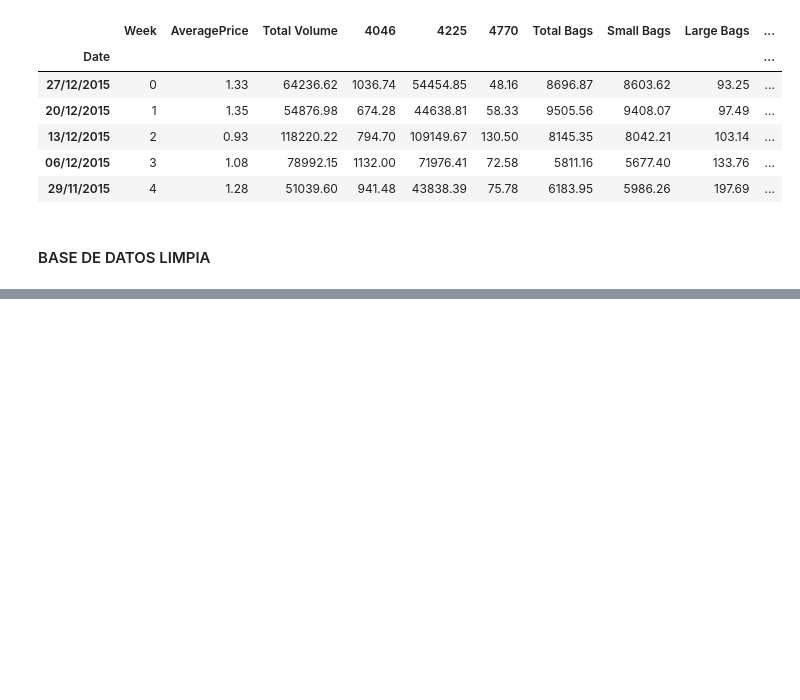
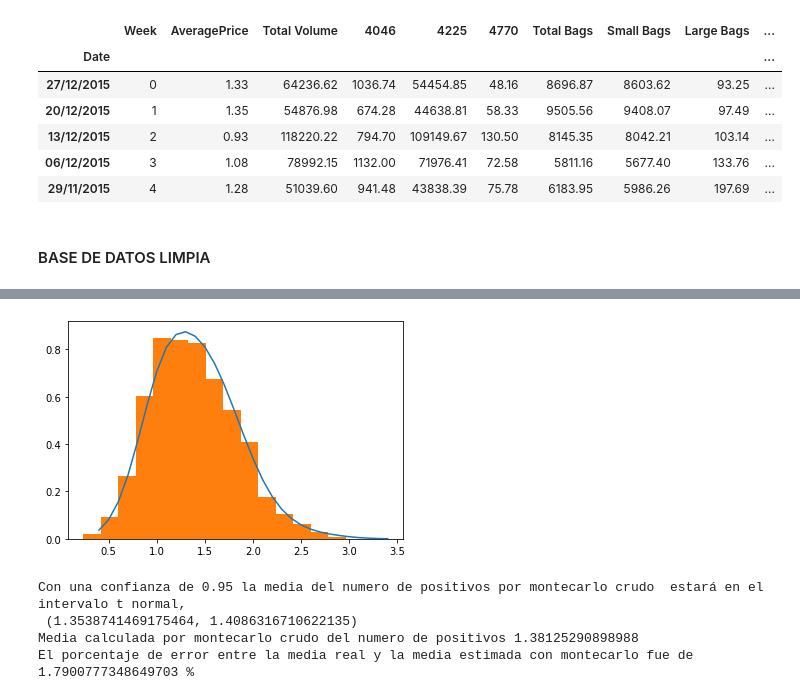
Before and after one commit to ACristinaVV/Proyecto_Avocado, a Jupyter notebook: Proyecto .ipynb, the cells around one changed output, grey strips where cells are left out. Cells and saved outputs as stored; diff of their text form; code cells hidden in the pictures; blank space fills up the shorter version.

```diff
--- a/Proyecto .ipynb
+++ b/Proyecto .ipynb
@@ -138,0 +190,16 @@ data.head()
+# %%
+def acep_rechazo_positivos(f:'función objetivo a generar',
+                 max_f:'maximo de la funcion',
+                 N: 'numero de variables aleatorias distribuidas a generar'):
+    '''Funcion para hacer el metodo de aceptacion de rechazo especificamente para los datos de covid positivos,
+    regresa las variables aleatorias aceptadas'''
+    X = np.zeros(N)
+    i = 0
+    while i < N:
+        R2 = np.random.uniform(0,max_f)
+        R1 = np.random.uniform(0,4,1)
+
+        if R2 < f(R1):
+            X[i] = R1
+            i+=1
+    return X
@@ -138,0 +225,8 @@ data.head()
+# %%
+x = np.arange(0.40,3.50,.10)
+plt.figure()
+plt.plot(x,f(x))
+plt.hist(var_aleatorias_montecarlo_prices, bins = 15, density = True);
+plt.show()
+# %% [output]
+[figure, added]
@@ -138,0 +235,21 @@ data.head()
+# %%
+np.random.seed(123)
+
+# Nivel de confianza
+confianza = 0.95
+X = var_aleatorias_montecarlo_prices
+
+i1 = st.norm.interval(confianza, loc=np.mean(X), scale=st.sem(X))
+
+media_prices = np.mean(X)
+
+
+print('Con una confianza de %2.2f la media del numero de positivos por montecarlo crudo  estará en el intervalo t normal,\n %s' %(confianza,i1))
+print('Media calculada por montecarlo crudo del numero de positivos' ,media_prices)
+error_positivos = abs(np.array(data['AveragePrice'].mean() - media_prices)/media_prices)
+print('El porcentaje de error entre la media real y la media estimada con montecarlo fue de', error_positivos*100,'%')
+# %% [output]
+Con una confianza de 0.95 la media del numero de positivos por montecarlo crudo  estará en el intervalo t normal,
+ (1.3538741469175464, 1.4086316710622135)
+Media calculada por montecarlo crudo del numero de positivos 1.38125290898988
+El porcentaje de error entre la media real y la media estimada con montecarlo fue de 1.7900777348649703 %
```
Also changed, not shown: parts of 15 cells of this notebook.
